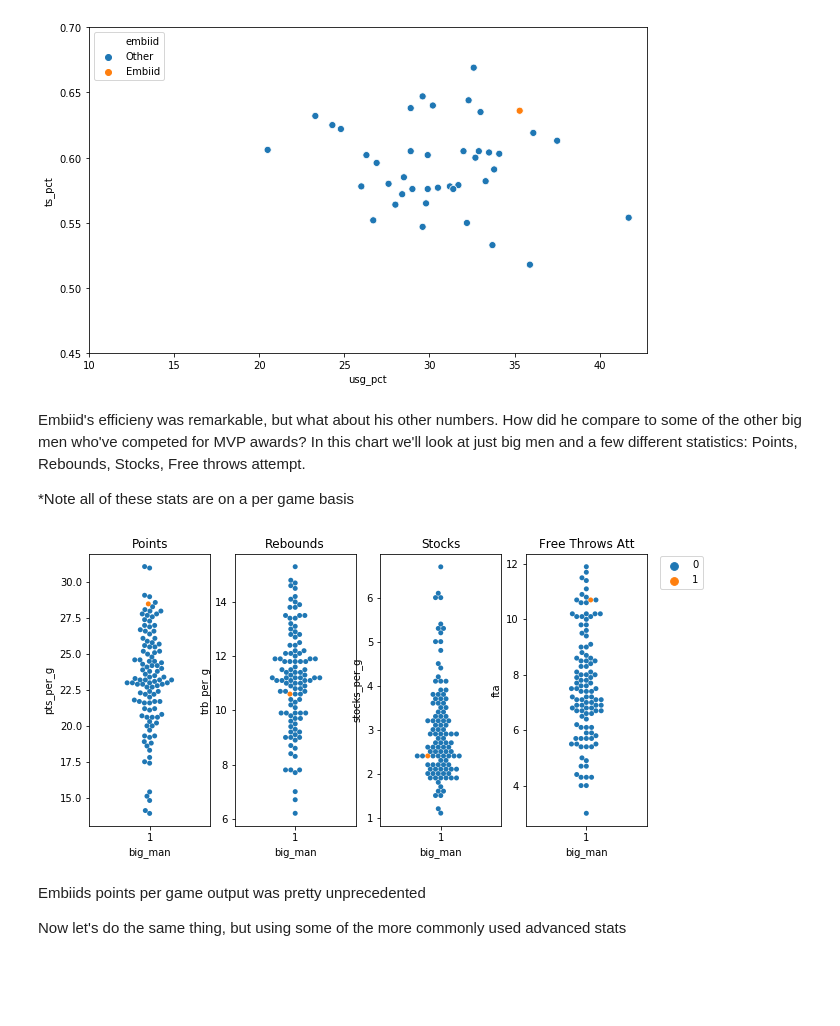
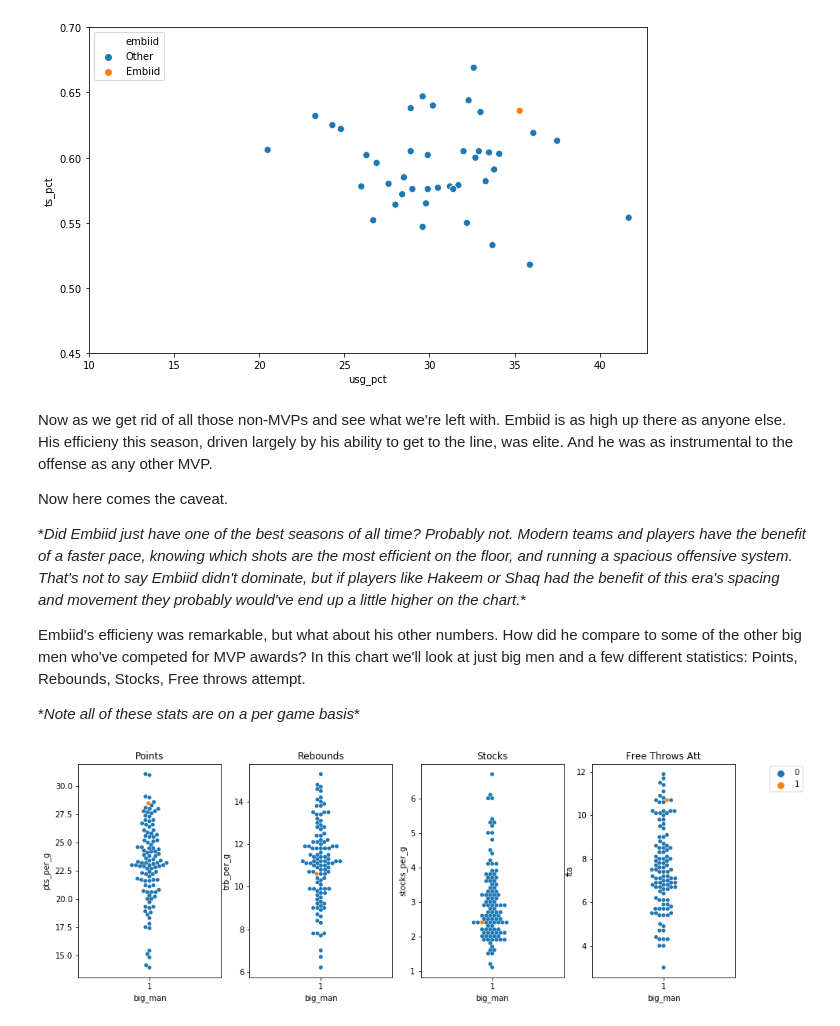
Before and after one commit to mhartz25/sixers_2021_playoffs, a Jupyter notebook: analysis.ipynb, the cells around one changed output. Cells and saved outputs as stored; diff of their text form; code cells hidden in the pictures; blank space fills up the shorter version.

```diff
--- a/analysis.ipynb
+++ b/analysis.ipynb
@@ -179,26 +175,29 @@ plt.show()
 # %% [output]
 [figure]
 # %% [markdown]
+Now as we get rid of all those non-MVPs and see what we're left with. Embiid is as high up there as anyone else. His efficieny this season, driven largely by his ability to get to the line, was elite. And he was as instrumental to the offense as any other MVP.
+
+Now here comes the caveat.
+
+\**Did Embiid just have one of the best seasons of all time? Probably not. Modern teams and players have the benefit of a faster pace, knowing which shots are the most efficient on the floor, and running a spacious offensive system. That's not to say Embiid didn't dominate, but if players like Hakeem or Shaq had the benefit of this era's spacing and movement they probably would've end up a little higher on the chart.*\*
+
+
 Embiid's efficieny was remarkable, but what about his other numbers. How did he compare to some of the other big men who've competed for MVP awards? In this chart we'll look at just big men and a few different statistics: Points, Rebounds, Stocks, Free throws attempt.
 
-*Note all of these stats are on a per game basis
+\**Note all of these stats are on a per game basis*\*
 # %%
-fig, ax =plt.subplots(1,4, sharex=True, figsize=(10,5))
+fig, ax =plt.subplots(1,4, sharex=True, figsize=(15,5))
 sns.swarmplot(ax=ax[0],x='big_man', y='pts_per_g', data=big_men, hue='embiid_tag')
 sns.swarmplot(ax=ax[1],x='big_man', y='trb_per_g', data=big_men, hue='embiid_tag')
 sns.swarmplot(ax=ax[2],x='big_man', y='stocks_per_g', data=big_men, hue='embiid_tag')
-sns.swarmplot(ax=ax[3],x='big_man', y='fta', data=big_men, hue='embiid_tag')
+sns.swarmplot(ax=ax[3],x='big_man', y='fta', data=big_men, hue='embiid')
 ax[0].set_title('Points')
 ax[1].set_title('Rebounds')
 ax[2].set_title('Stocks')
 ax[3].set_title('Free Throws Att')
 ax[0].legend(bbox_to_anchor=(5.1, 1.01))
 ax[1].legend().set_visible(False)
 ax[2].legend().set_visible(False)
 ax[3].legend().set_visible(False)
 # %% [output]
-[figure, old version]
+[figure, new version]
-# %% [markdown]
-Embiids points per game output was pretty unprecedented
-
-Now let's do the same thing, but using some of the more commonly used advanced stats
```
Also changed, not shown: parts of 19 cells of this notebook.
